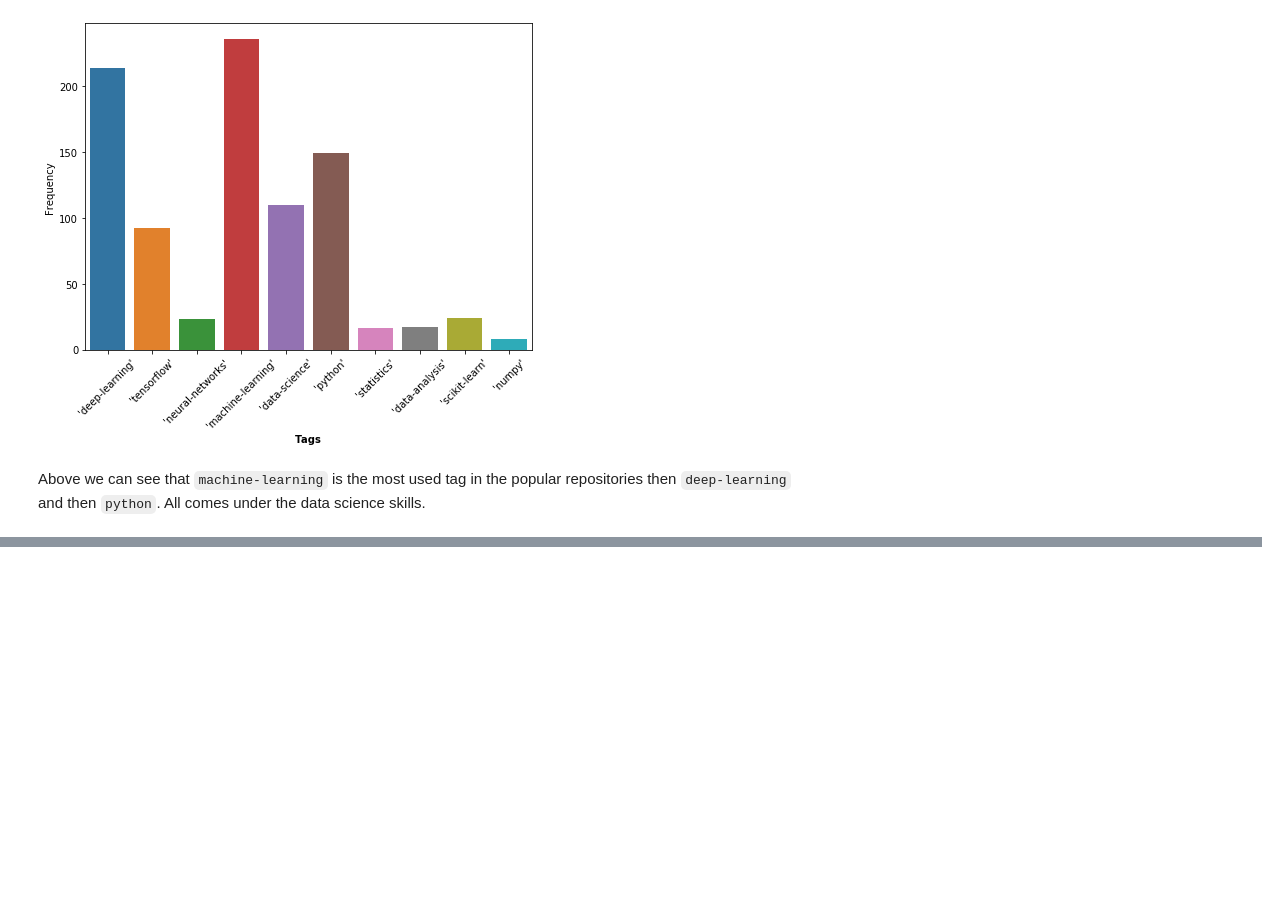
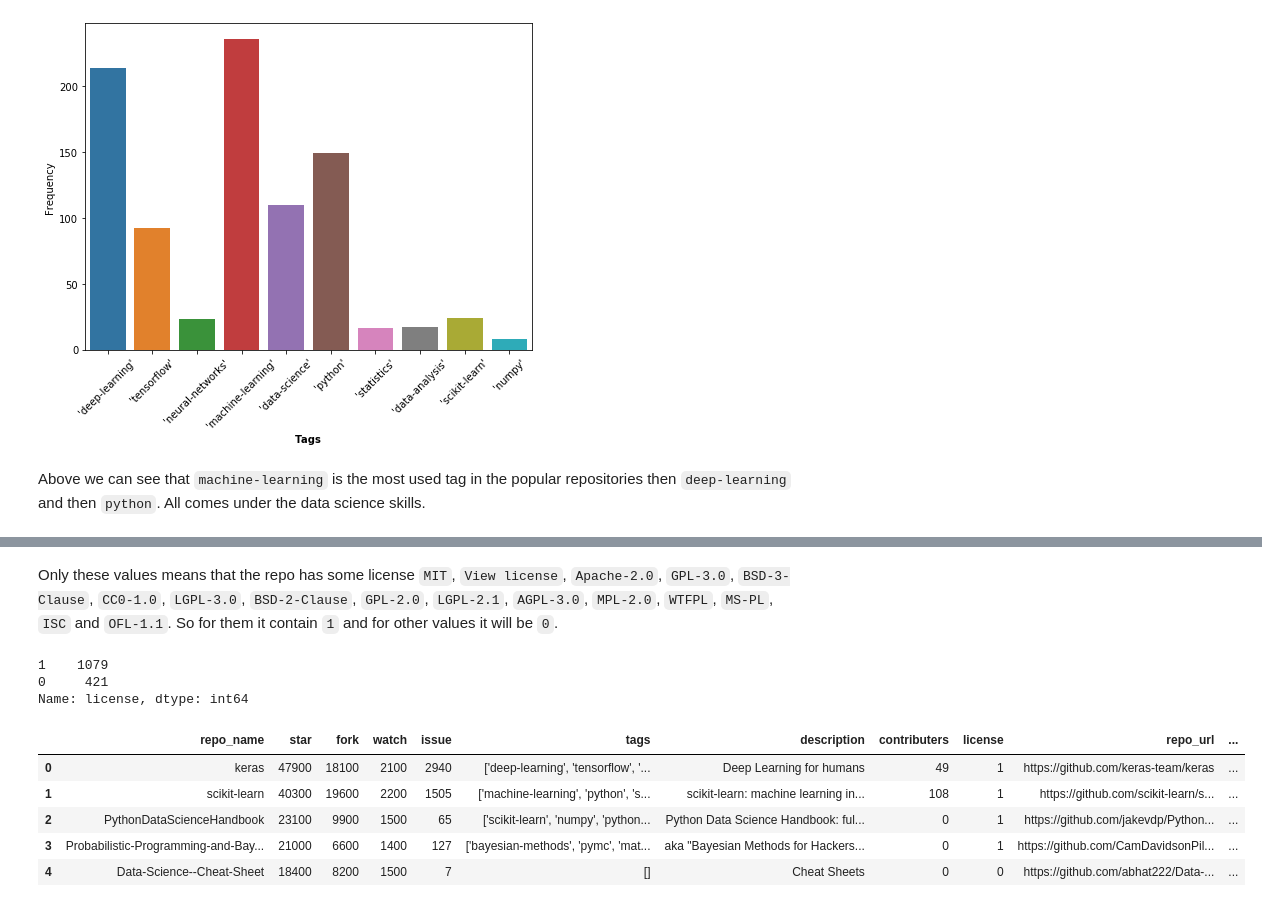
Before and after one commit to pcsingh/Predicting-Repo-popularity, a Jupyter notebook: analysis.ipynb, the cells around one changed output, grey strips where cells are left out. Drawn from its saved outputs; the diff is of its cells as text; code cells hidden in the pictures; blank space fills up the shorter version.

```diff
--- a/analysis.ipynb
+++ b/analysis.ipynb
@@ -271,0 +321,2 @@ Checking the correlation among the features and class we required for our model
+# %% [markdown]
+Only these values means that the repo has some license `MIT`, `View license`, `Apache-2.0`, `GPL-3.0`, `BSD-3-Clause`, `CC0-1.0`, `LGPL-3.0`, `BSD-2-Clause`, `GPL-2.0`, `LGPL-2.1`, `AGPL-3.0`, `MPL-2.0`, `WTFPL`, `MS-PL`, `ISC` and `OFL-1.1`. So for them it contain `1` and for other values it will be `0`.
@@ -271,0 +329,15 @@ Checking the correlation among the features and class we required for our model
+# %%
+data['license'].value_counts(dropna=False)
+# %% [output]
+1    1079
+0     421
+Name: license, dtype: int64
+# %%
+data.head()
+# %% [output]
+|  | repo_name | star | fork | watch | issue | tags | description | contributers | license | repo_url | ... |
+| 0 | keras | 47900 | 18100 | 2100 | 2940 | ['deep-learning', 'tensorflow', '... | Deep Learning for humans | 49 | 1 | https://github.com/keras-team/keras | ... |
+| 1 | scikit-learn | 40300 | 19600 | 2200 | 1505 | ['machine-learning', 'python', 's... | scikit-learn: machine learning in... | 108 | 1 | https://github.com/scikit-learn/s... | ... |
+| 2 | PythonDataScienceHandbook | 23100 | 9900 | 1500 | 65 | ['scikit-learn', 'numpy', 'python... | Python Data Science Handbook: ful... | 0 | 1 | https://github.com/jakevdp/Python... | ... |
+| 3 | Probabilistic-Programming-and-Bay... | 21000 | 6600 | 1400 | 127 | ['bayesian-methods', 'pymc', 'mat... | aka "Bayesian Methods for Hackers... | 0 | 1 | https://github.com/CamDavidsonPil... | ... |
+| 4 | Data-Science--Cheat-Sheet | 18400 | 8200 | 1500 | 7 | [] | Cheat Sheets | 0 | 0 | https://github.com/abhat222/Data-... | ... |
```
Also changed, not shown: parts of 15 cells of this notebook, 1 other file.
